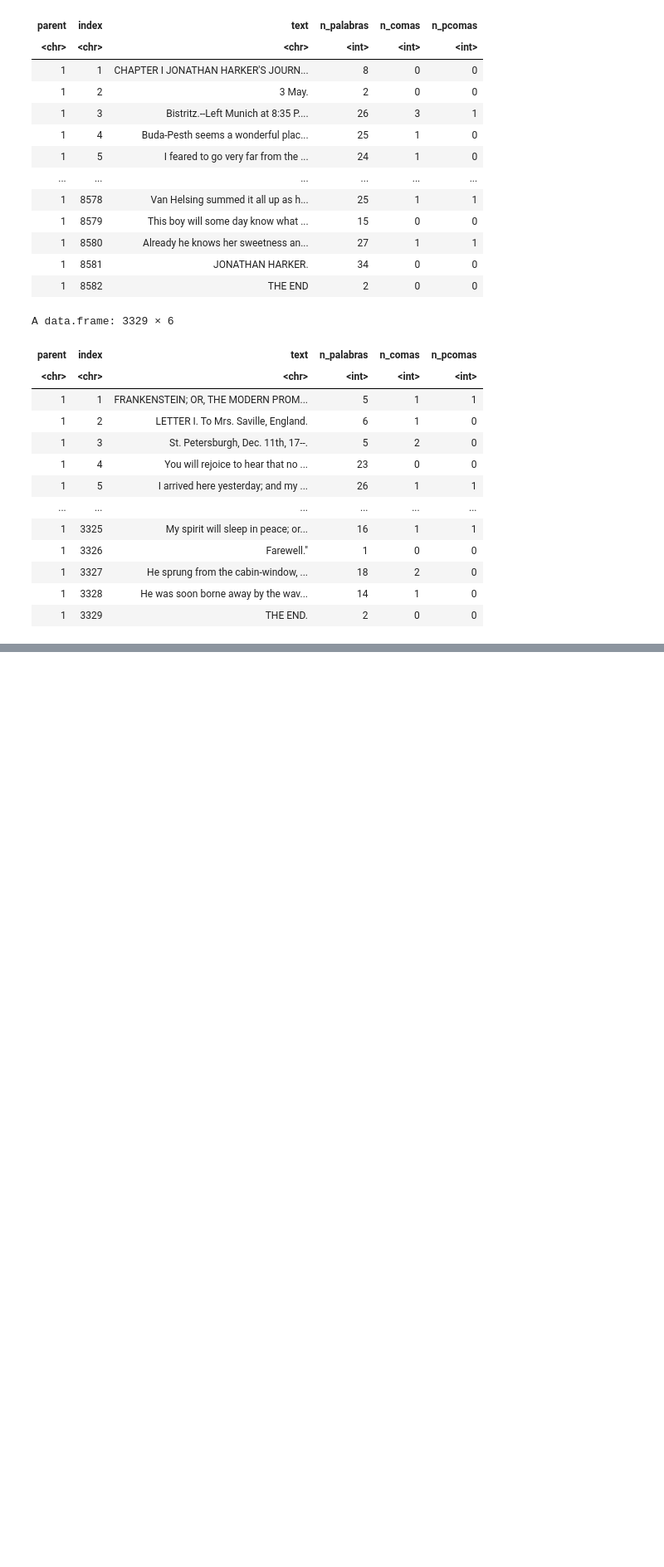
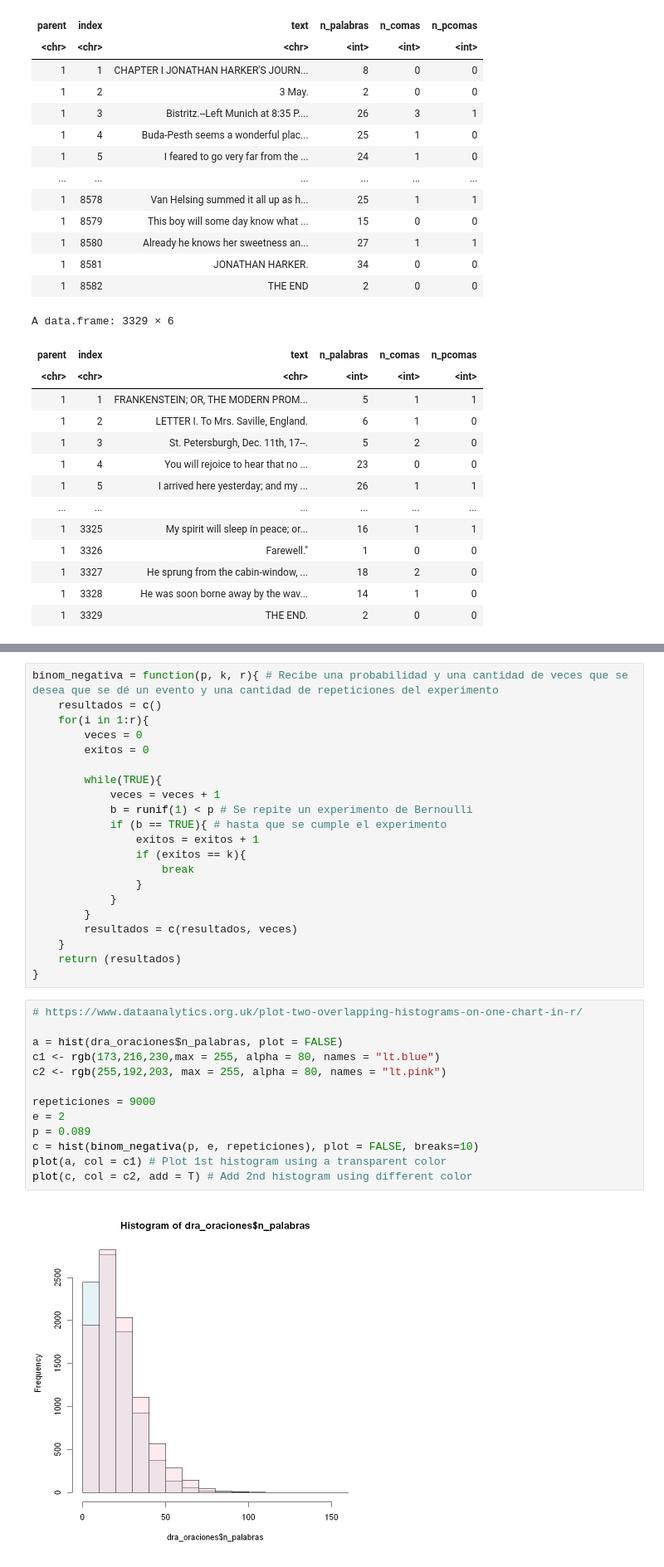
Before and after one commit to albertobenavides/probabilidad, a Jupyter notebook: tema3/tarea.ipynb, the cells around one changed output, grey strips where cells are left out. Shown: that part at 83% size. Saved outputs shown, nothing was run; the diff lists cells and outputs as text; blank space fills up the shorter version.

```diff
--- a/tema3/tarea.ipynb
+++ b/tema3/tarea.ipynb
@@ -271,3 +292,39 @@ hist(fra_oraciones$n_pcomas)
 [figure]
 [figure]
 [figure]
+# %%
+binom_negativa = function(p, k, r){ # Recibe una probabilidad y una cantidad de veces que se desea que se dé un evento y una cantidad de repeticiones del experimento
+    resultados = c()
+    for(i in 1:r){
+        veces = 0
+        exitos = 0
+
+        while(TRUE){
+            veces = veces + 1
+            b = runif(1) < p # Se repite un experimento de Bernoulli
+            if (b == TRUE){ # hasta que se cumple el experimento
+                exitos = exitos + 1
+                if (exitos == k){
+                    break
+                }
+            }
+        }
+        resultados = c(resultados, veces)
+    }
+    return (resultados)
+}
+# %%
+# https://www.dataanalytics.org.uk/plot-two-overlapping-histograms-on-one-chart-in-r/
+
+a = hist(dra_oraciones$n_palabras, plot = FALSE)
+c1 <- rgb(173,216,230,max = 255, alpha = 80, names = "lt.blue")
+c2 <- rgb(255,192,203, max = 255, alpha = 80, names = "lt.pink")
+
+repeticiones = 9000
+e = 2
+p = 0.089
+c = hist(binom_negativa(p, e, repeticiones), plot = FALSE, breaks=10)
+plot(a, col = c1) # Plot 1st histogram using a transparent color
+plot(c, col = c2, add = T) # Add 2nd histogram using different color
+# %% [output]
+[figure, added]
```
Also changed, not shown: parts of 5 cells of this notebook.
